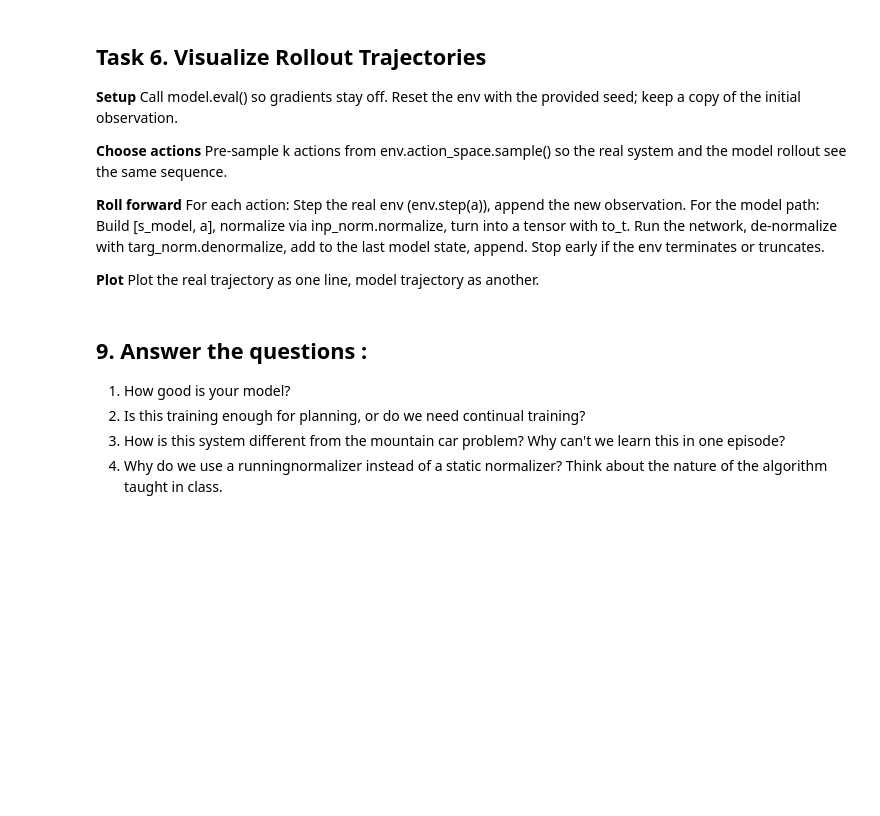
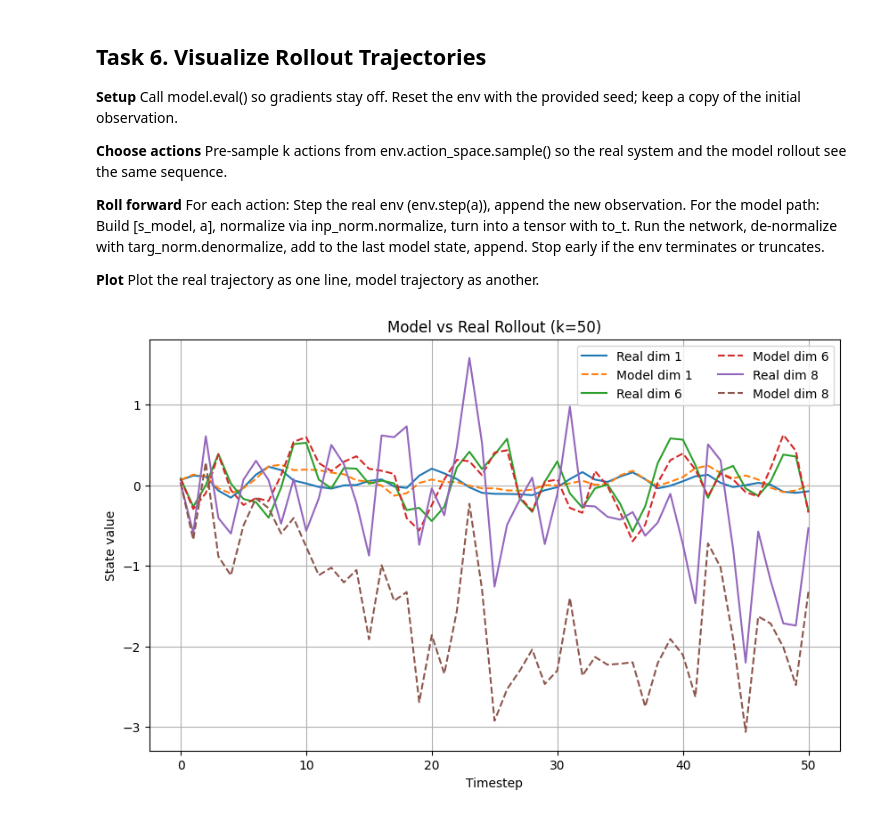
Before and after one commit to aem226/Reinforcement-Learning-Projects, a Jupyter notebook: lab10_half_cheetah_dynamics.ipynb, the cells around one changed output. Saved outputs shown, nothing was run; the diff lists cells and outputs as text; code cells hidden in the pictures; blank space fills up the shorter version.

```diff
--- a/lab10_half_cheetah_dynamics.ipynb
+++ b/lab10_half_cheetah_dynamics.ipynb
@@ -240,19 +448,63 @@ Stop early if the env terminates or truncates.
 
 **Plot**
 Plot the real trajectory as one line, model trajectory as another.
-# %%
-
-def visualize_rollout(env, model, k=50, dims=(0, 5, 10), seed=2025):
-    pass
-
-# Uncomment to visualize
-dims = list(range(1, 17))
-# visualize_rollout(env, model, k=50, dims=dims)#(qvel_start, qvel_start+1, qvel_start+2))
-# %% [markdown]
-
-## 9. Answer the questions :
-
-1. How good is your model?
-2. Is this training enough for planning, or do we need continual training?
-3. How is this system different from the mountain car problem? Why can't we learn this in one episode?
-4. Why do we use a runningnormalizer instead of a static normalizer? Think about the nature of the algorithm taught in class.
+# %%
+def visualize_rollout(env, model, k=50, dims=(0, 5, 10), seed=2025):
+    model.eval()
+    np.random.seed(seed)
+    th.manual_seed(seed)
+
+
+    obs_real, info = env.reset(seed=seed)
+    obs_model = obs_real.copy()
+
+    real_traj = [obs_real.copy()]
+    model_traj = [obs_model.copy()]
+
+
+    actions = [env.action_space.sample() for _ in range(k)]
+
+
+    for t in range(k):
+        # Real environment step
+        next_real, _, term, trunc, _ = env.step(actions[t])
+        done = term or trunc
+        real_traj.append(next_real.copy())
+
+        # Model prediction path
+        inp = np.concatenate([obs_model, actions[t]])[None, :]
+        inp_n = inp_norm.normalize(inp)
+
+        with th.no_grad():
+            delta_pred_n = model(to_t(inp_n)).cpu().numpy()
+            delta_pred = targ_norm.denormalize(delta_pred_n)
+        next_model = obs_model + delta_pred[0]
+        model_traj.append(next_model.copy())
+
+        # Update for next step
+        obs_model = next_model
+        obs_real = next_real
+
+        if done:
+            break
+
+    real_traj = np.array(real_traj)
+    model_traj = np.array(model_traj)
+
+
+    plt.figure(figsize=(10, 6))
+    for d in dims:
+        plt.plot(real_traj[:, d], label=f"Real dim {d}")
+        plt.plot(model_traj[:, d], '--', label=f"Model dim {d}")
+    plt.xlabel("Timestep")
+    plt.ylabel("State value")
+    plt.title(f"Model vs Real Rollout (k={k})")
+    plt.legend(ncol=2)
+    plt.grid(True)
+    plt.show()
+
+
+
+visualize_rollout(env, model, k=50, dims=(1, 6, 8))
+# %% [output]
+[figure, added]
```
Also changed, not shown: parts of 12 cells of this notebook.
